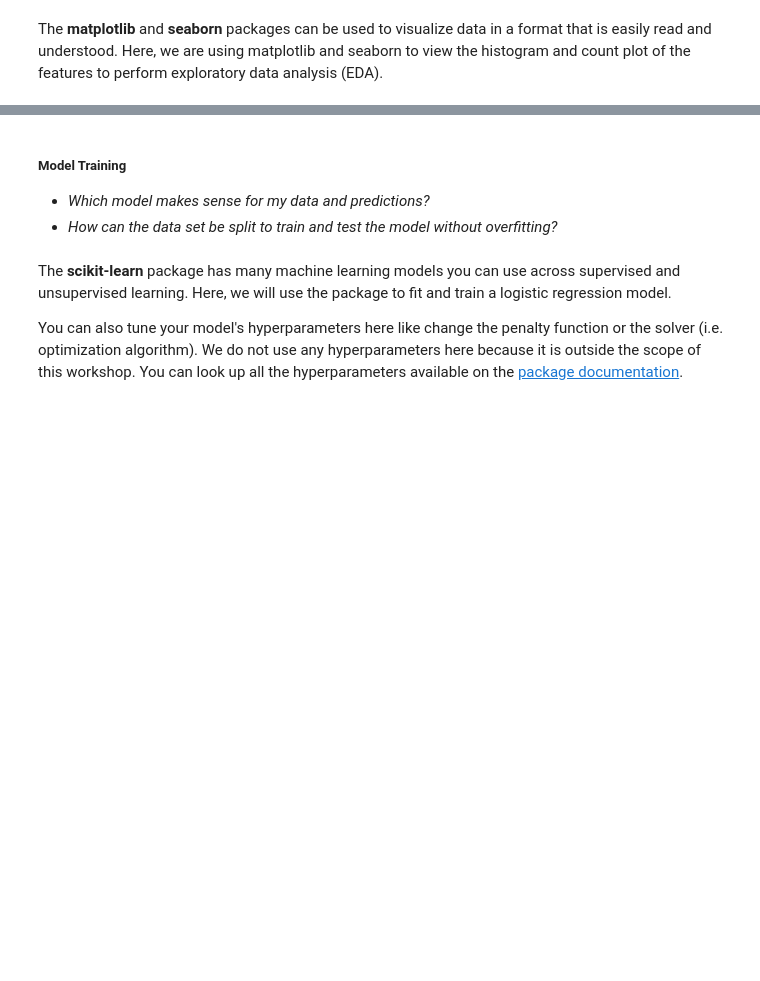
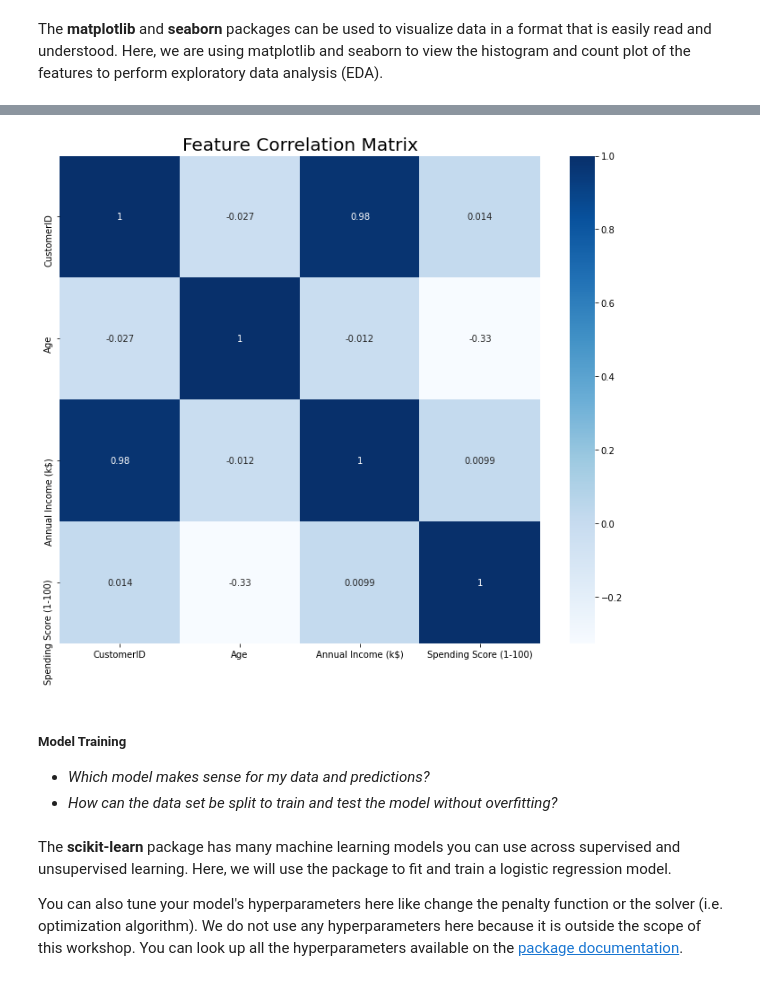
Before and after one commit to hybrezz54/data-science, a Jupyter notebook: intro-to-ml-unsupervised_key.ipynb, the cells around one changed output, grey strips where cells are left out. Saved outputs shown, nothing was run; the diff lists cells and outputs as text; code cells hidden in the pictures; blank space fills up the shorter version.

```diff
--- a/intro-to-ml-unsupervised_key.ipynb
+++ b/intro-to-ml-unsupervised_key.ipynb
@@ -103,6 +153,11 @@ plt.show()
 # %%
 # Does the feature correlation matrix show any highly correlated features?
-# HERE
+plt.figure(figsize=(12,10))
+sns.heatmap(customers.corr(), annot=True, cmap='Blues')
+plt.title("Feature Correlation Matrix", fontsize=20)
+plt.show()
+# %% [output]
+[figure, added]
 # %% [markdown]
 ##### Model Training
 
```
Also changed, not shown: parts of 17 cells of this notebook.
